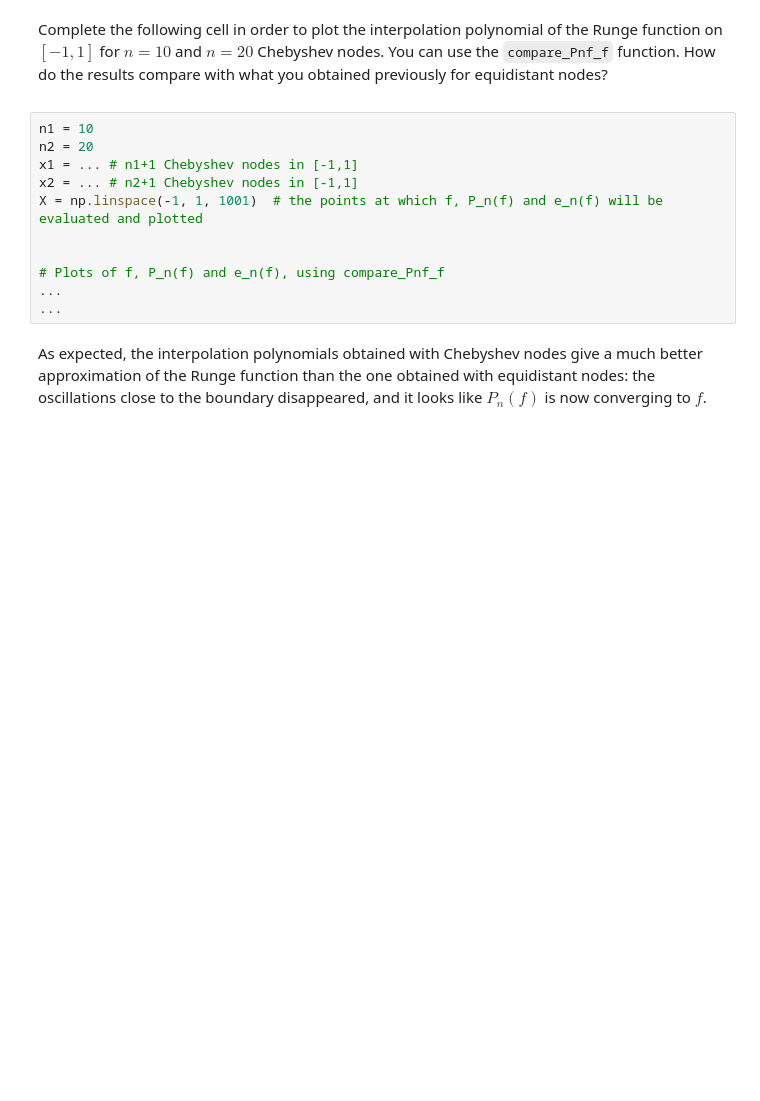
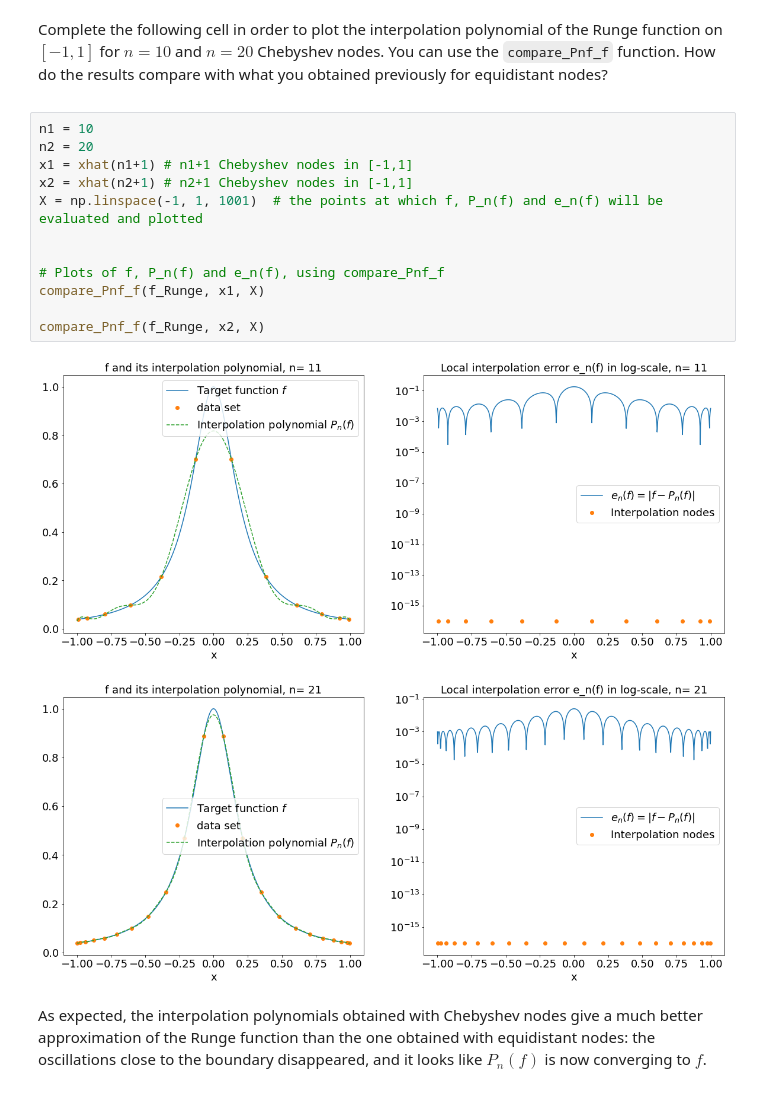
Before and after one commit to Ad1thya-R/MAA106, a Jupyter notebook: Chapter2_PolynomialApproximation/2-PolynomialApproximation.ipynb, the cells around one changed output. Cells and saved outputs as stored; diff of their text form; blank space fills up the shorter version.

```diff
--- a/Chapter2_PolynomialApproximation/2-PolynomialApproximation.ipynb
+++ b/Chapter2_PolynomialApproximation/2-PolynomialApproximation.ipynb
@@ -892,14 +904,18 @@ Complete the following cell in order to plot the interpolation polynomial of the
 # %%
 n1 = 10
 n2 = 20
-x1 = ... # n1+1 Chebyshev nodes in [-1,1]
-x2 = ... # n2+1 Chebyshev nodes in [-1,1]
+x1 = xhat(n1+1) # n1+1 Chebyshev nodes in [-1,1]
+x2 = xhat(n2+1) # n2+1 Chebyshev nodes in [-1,1]
 X = np.linspace(-1, 1, 1001)  # the points at which f, P_n(f) and e_n(f) will be evaluated and plotted
 
 
 # Plots of f, P_n(f) and e_n(f), using compare_Pnf_f
-...
-...
+compare_Pnf_f(f_Runge, x1, X)
+
+compare_Pnf_f(f_Runge, x2, X)
+# %% [output]
+[figure, added]
+[figure, added]
 # %% [markdown]
 <div markdown=1, class='Answer'>
 
```
Also changed, not shown: parts of 15 cells of this notebook, 1 other file.
